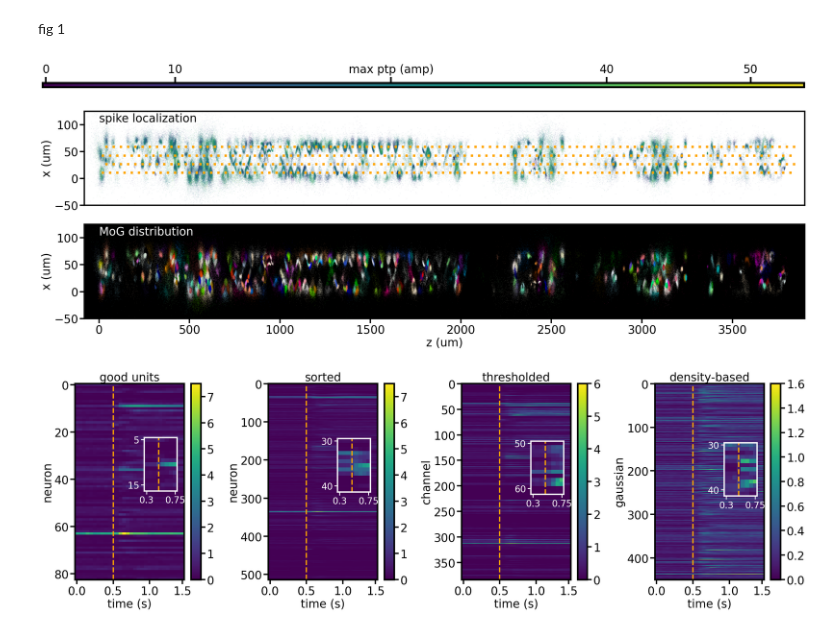
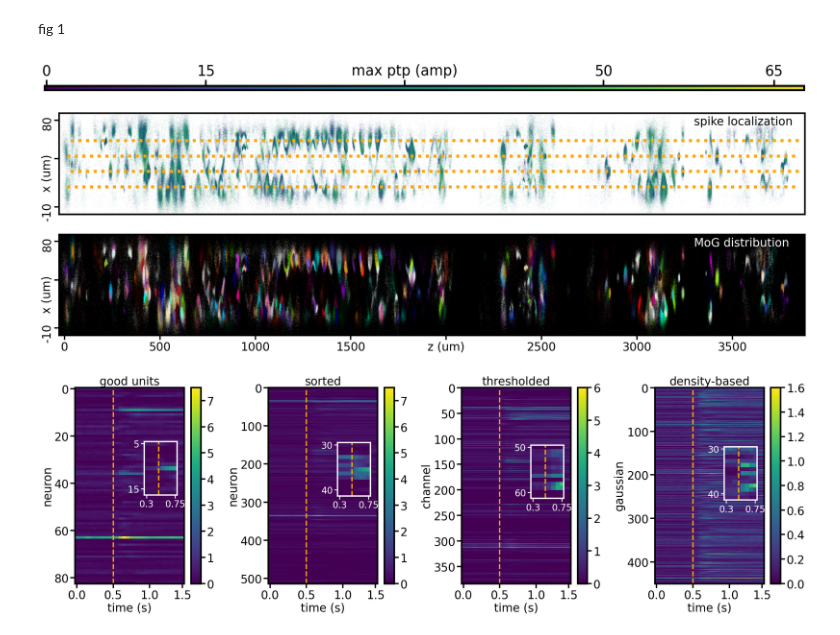
Before and after one commit to yzhang511/density_decoding, a Jupyter notebook: demo/cosyne_figures.ipynb, the cells around one changed output. Cells and saved outputs as stored; diff of their text form; code cells hidden in the pictures.

```diff
--- a/demo/cosyne_figures.ipynb
+++ b/demo/cosyne_figures.ipynb
@@ -208,17 +208,17 @@ fig 1
 # %%
 fig, ax = plt.subplots(1,1,figsize=(24,4))
 im = ax.scatter(spike_features[:,1], spike_features[:,0], s=.5, alpha=1., c=spike_features[:,-1])
 fig.gca().set_visible(False)
 p0 = ax.get_position().get_points().flatten()
 ax_cbar = fig.add_axes([p0[0], 0.5, p0[2]-p0[0], 0.025])
 plt.colorbar(im, cax=ax_cbar, orientation='horizontal')
 ax_cbar.xaxis.set_ticks_position('top')
-ax_cbar.xaxis.set_ticks([1,10,25,40,50], [0,10,'max ptp (amp)',40,50])
+ax_cbar.xaxis.set_ticks([1,15,32.5,50,65], [0,15,'max ptp (amp)',50,65])
 ax_cbar.tick_params(axis='both', length=10, width=3)
-plt.savefig('cosyne_fig_1_panel_a_b_cbar.png', dpi=200)
+# plt.savefig('cosyne_fig_1_panel_a_b_cbar.png', dpi=1000)
 plt.show()
 # %% [output]
-[figure, old version]
+[figure, new version]
 # %%
 import matplotlib as mpl
 
@@ -231,7 +231,7 @@ random.shuffle(colors)
 ax1 = fig.add_subplot(gs[0,:])
 ax2 = fig.add_subplot(gs[1,:])
 
-n_spikes = 1_000
+n_spikes = 10_000
 channels = np.arange(384)
 for idx in np.unique(spike_labels):
     c = int(idx)
@@ -247,24 +247,27 @@ for idx in np.unique(spike_labels):
 if len(channels) > 0:
     for channel in channels:
         ax1.plot(np1_channel_map[int(channel), 1], np1_channel_map[int(channel), 0],
-                     markersize=5., c='orange', marker="s")
+                     markersize=5.5, c='orange', marker="s")
         # ax3.plot(np1_channel_map[int(channel), 0], np1_channel_map[int(channel), 1],
         #              markersize=2.25, c='orange', marker="s")
 
-ax1.text(0, 105, 'spike localization')
-ax2.text(0, 105, 'MoG distribution', color='white')
+ax1.text(3300, 75, 'spike localization')
+ax2.text(3300, 75, 'MoG distribution', color='white')
 
-ax1.set_ylim(-50, 125)
-ax1.set_xlim(-80, 3900)
+ax1.set_ylim(-17.5, 87.5)
+ax1.set_xlim(-30, 3880)
 ax1.set_xticks([])
 ax1.set_facecolor('white')
 # plt.colorbar(ax=ax1, location='left')
-ax2.set_ylim(-50, 125)
-ax2.set_xlim(-80, 3900)
+ax2.set_ylim(-17.5, 87.5)
+ax2.set_xlim(-30, 3880)
 ax2.set_facecolor('black')
-ax2.set_xlabel('z (um)')
-ax1.set_ylabel('x (um)')
-ax2.set_ylabel('x (um)')
+# ax2.set_xlabel('z (um)')
+# ax1.set_ylabel('x (um)')
+# ax2.set_ylabel('x (um)')
+ax2.set_xticks([0, 500, 1000, 1500, 2000, 2500, 3000, 3500], [0, 500, 1000, 1500, 'z (um)', 2500, 3000, 3500])
+ax1.set_yticks([-10, 40, 80], [-10, 'x (um)', 80], rotation='vertical')
+ax2.set_yticks([-10, 40, 80], [-10, 'x (um)', 80], rotation='vertical')
 
 for ax in [ax1, ax2]:
     ax.tick_params(axis='both', length=10, width=3)
@@ -272,7 +275,7 @@ for ax in [ax1, ax2]:
 plt.tight_layout()
 plt.savefig('cosyne_fig_1_panel_a_b.png', dpi=1000)
 # %% [output]
-[figure, old version]
+[figure, new version]
 # %%
 fig = plt.figure(figsize=(24,8))
 
```
Also changed, not shown: parts of 9 cells of this notebook.
